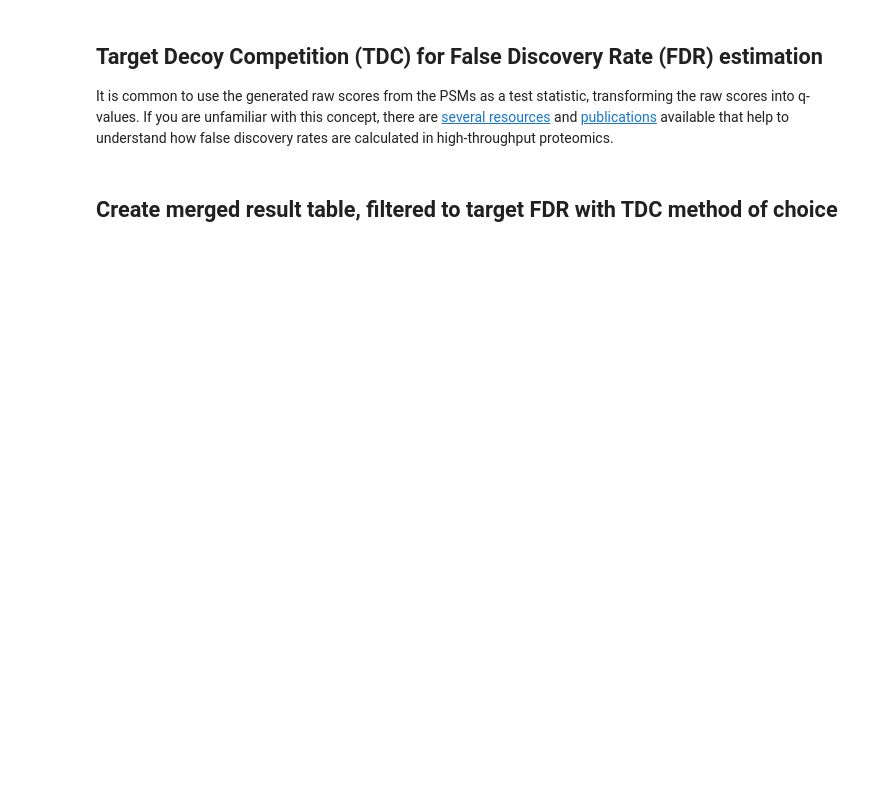
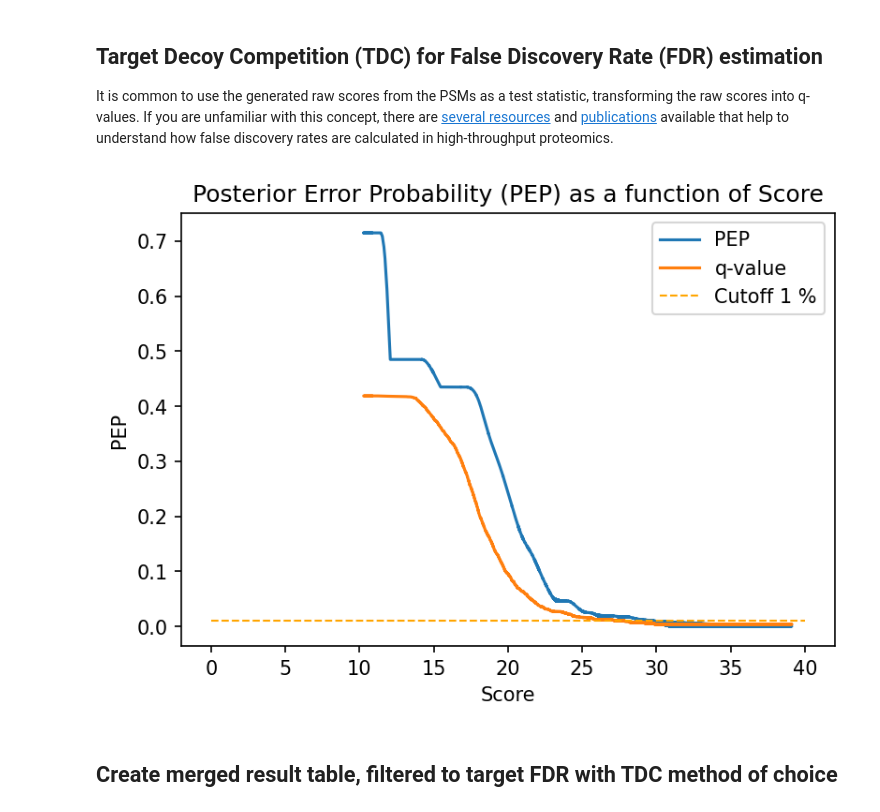
Before and after one commit to theGreatHerrLebert/sagepy, a Jupyter notebook: sagepy/examples/scoring/scoring.ipynb, the cells around one changed output. Cells and saved outputs as stored; diff of their text form; code cells hidden in the pictures; blank space fills up the shorter version.

```diff
--- a/sagepy/examples/scoring/scoring.ipynb
+++ b/sagepy/examples/scoring/scoring.ipynb
@@ -79,16 +98,33 @@ plt.show()
 It is common to use the generated raw scores from the PSMs as a test statistic, transforming the raw scores into q-values. If you are unfamiliar with this concept, there are [several resources](https://analyticalsciencejournals.onlinelibrary.wiley.com/doi/10.1002/pmic.202300084?af=R) and [publications](https://pubs.acs.org/doi/full/10.1021/acs.jproteome.7b00170) available that help to understand how false discovery rates are calculated in high-throughput proteomics.
 # %%
 from sagepy.qfdr.tdc import target_decoy_competition_pandas
+from sagepy.core.ml.pep import calculate_pep
 
 TDC = target_decoy_competition_pandas(
     df=PSM_pandas,
     # the method for TDC can be set here, e.g., PSM level, peptide level, or double competition (PSM and peptide level)
     method="psm",
     score="hyper_score"
 )
 
-# after target decoy competition, hits can be filtered to, e.g., 1 percent expected FDR == q-value <= 0.01
-TDC_filtered = TDC[(TDC.q_value <= 0.01) & (TDC.decoy == False)]
+# add PEP to the PSMs
+TDC["pep"] = calculate_pep(
+    scores=TDC.score.values,
+    decoys=TDC.decoy.values,
+)
+
+# Plot the PEP and Q values
+plt.figure(figsize=(6, 4), dpi=150)
+plt.title("Posterior Error Probability (PEP) as a function of Score")
+plt.plot(TDC.score, TDC.pep, label="PEP")
+plt.plot(TDC.score, TDC.q_value, label="q-value")
+plt.hlines(0.01, 0, 40, label="Cutoff 1 %", linestyles="dashed", linewidth=1, color="orange")
+plt.xlabel("Score")
+plt.ylabel("PEP")
+plt.legend()
+plt.show()
+# %% [output]
+[figure, added]
 # %% [markdown]
 ## Create merged result table, filtered to target FDR with TDC method of choice
 # %%
```
Also changed, not shown: parts of 5 cells of this notebook.
